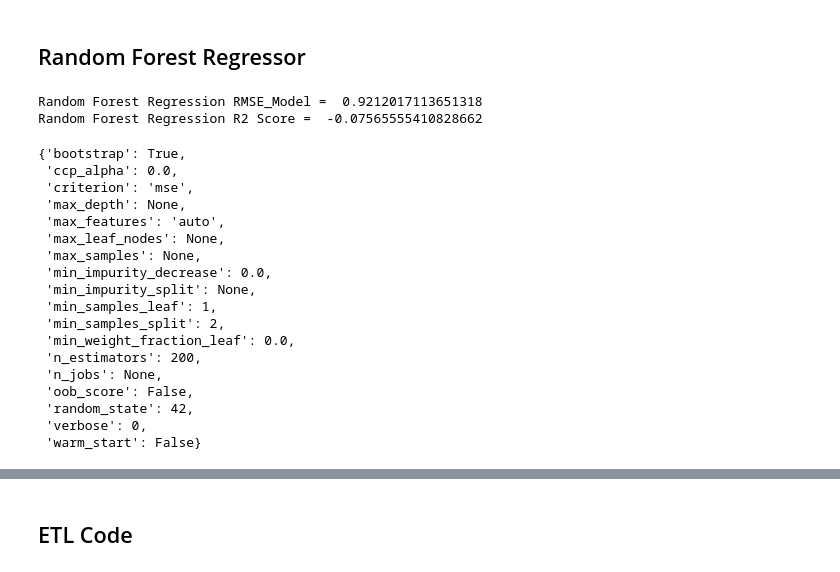
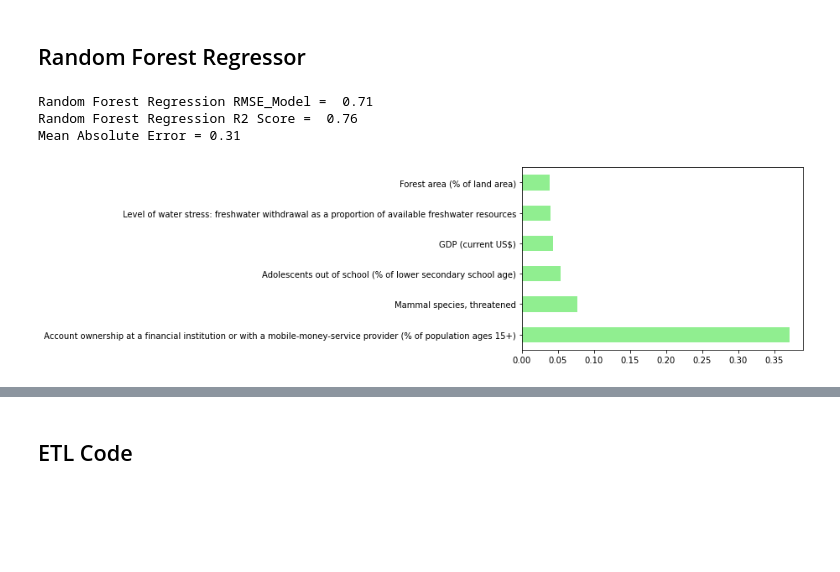
Before and after one commit to nmckinne/SustainabilityProject, a Jupyter notebook: SustainabilityGoals.ipynb, the cells around one changed output, grey strips where cells are left out. Drawn from its saved outputs; the diff is of its cells as text; code cells hidden in the pictures; blank space fills up the shorter version.

Commit message:
Tuned Models and Added ETL code

```diff
--- a/SustainabilityGoals.ipynb
+++ b/SustainabilityGoals.ipynb
@@ -1424,40 +1358,45 @@ Level of water stress: freshwater withdrawal as a proportion of available freshw
 # %% [markdown]
 ## Random Forest Regressor
 # %%
+#import model
 from sklearn.ensemble import RandomForestRegressor
 
-rf = RandomForestRegressor(n_estimators=200, random_state =42)
+#Instantiate a Random Forest Regessor
+rf = RandomForestRegressor(n_estimators=10, random_state=42)
+
+# Fit the model to the training set
 rf.fit(X_train, y_train)
+
+# Predict the test set labels
 y_pred = rf.predict(X_test)
 
-mse_model = MSE(y_test, y_pred)
-rmse_model = mse_model**(1/2)
-print("Random Forest Regression RMSE_Model = ", rmse_model)
+# Calculate the root mean square error
+rmse = MSE(y_test, y_pred)**(1/2)
+print("Random Forest Regression RMSE_Model = ", round(rmse_model, 2))
 
-#calculate r2 score
+#Get r2 score
 r2 = r2_score(y_test, y_pred)
-print('Random Forest Regression R2 Score = ' , r2)
+print('Random Forest Regression R2 Score = ' , round(r2, 2))
+
+#Get mean absolute error
+errors = abs(y_pred - y_test)
+print('Mean Absolute Error =', round(np.mean(errors), 2))
 # %% [output]
-Random Forest Regression RMSE_Model =  0.9212017113651318
-Random Forest Regression R2 Score =  -0.07565555410828662
+Random Forest Regression RMSE_Model =  0.71
+Random Forest Regression R2 Score =  0.76
+Mean Absolute Error = 0.31
-# %%
-rf.get_params()
-# %% [output]
-{'bootstrap': True,
- 'ccp_alpha': 0.0,
- 'criterion': 'mse',
- 'max_depth': None,
- 'max_features': 'auto',
- 'max_leaf_nodes': None,
- 'max_samples': None,
- 'min_impurity_decrease': 0.0,
- 'min_impurity_split': None,
- 'min_samples_leaf': 1,
- 'min_samples_split': 2,
- 'min_weight_fraction_leaf': 0.0,
- 'n_estimators': 200,
- 'n_jobs': None,
- 'oob_score': False,
- 'random_state': 42,
- 'verbose': 0,
- 'warm_start': False}
+# %%
+#Look at feature importances for this model
+new_df = pd.DataFrame(X, X.columns)
+
+# Create a pd.Series of features importances
+importances_rf = pd.Series(rf.feature_importances_, index = new_df.columns)
+# Sort importances_rf
+sorted_importances_rf = importances_rf.sort_values(ascending=False)
+#Only save top five important features
+top_sorted_importances_rf = sorted_importances_rf[0:6]
+# Make a horizontal bar plot
+top_sorted_importances_rf.plot(kind='barh', color='lightgreen')
+plt.show()
+# %% [output]
+[figure, added]
```
Also changed, not shown: parts of 68 cells of this notebook.
